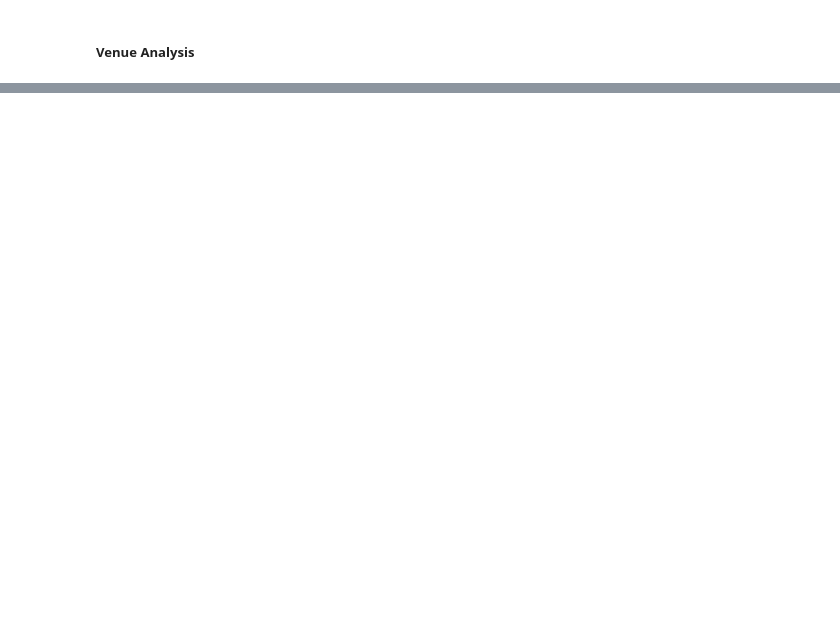
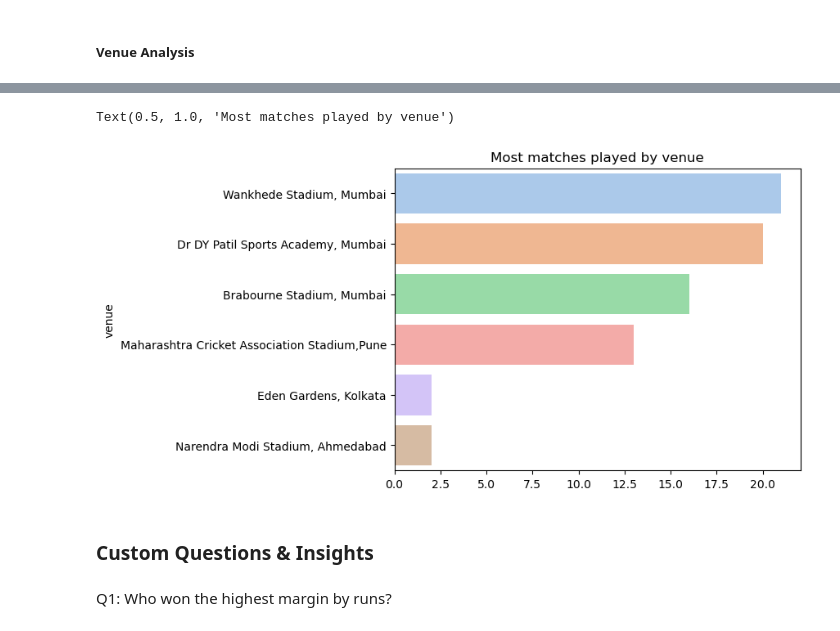
Before and after one commit to ayush2041/Data-Visualization, a Jupyter notebook: IPL_Capstone_project.ipynb, the cells around one changed output, grey strips where cells are left out. Saved outputs shown, nothing was run; the diff lists cells and outputs as text; code cells hidden in the pictures; blank space fills up the shorter version.

```diff
--- a/IPL_Capstone_project.ipynb
+++ b/IPL_Capstone_project.ipynb
@@ -140,0 +187,3 @@ Best Bowling Figures
+# %%
+venue_count = df['venue'].value_counts()
+venue_count
@@ -140,0 +199,10 @@ Best Bowling Figures
+# %%
+sns.barplot(x= venue_count.values, y= venue_count.index, palette='pastel')
+plt.title("Most matches played by venue")
+# %% [output]
+Text(0.5, 1.0, 'Most matches played by venue')
+[figure, added]
+# %% [markdown]
+### Custom Questions & Insights
+# %% [markdown]
+Q1: Who won the highest margin by runs?
```
Also changed, not shown: parts of 15 cells of this notebook.
